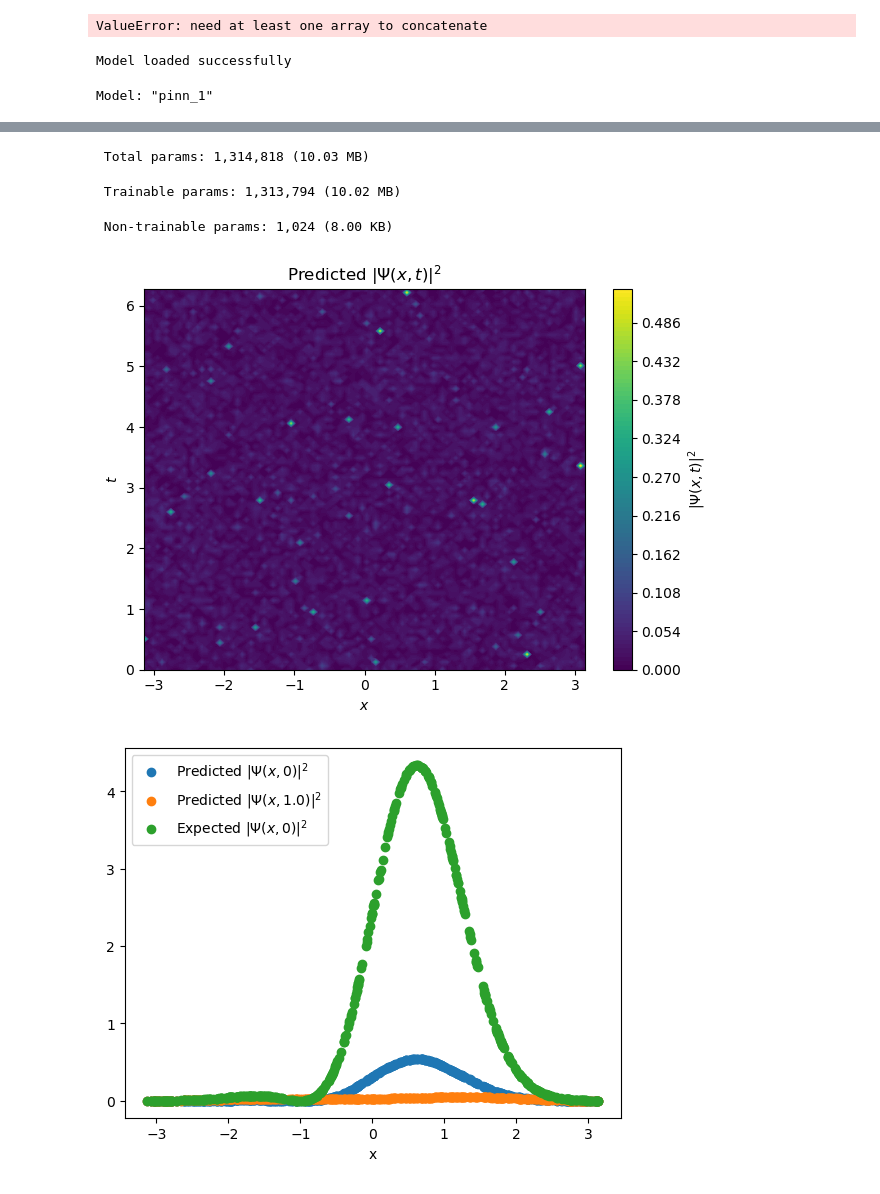
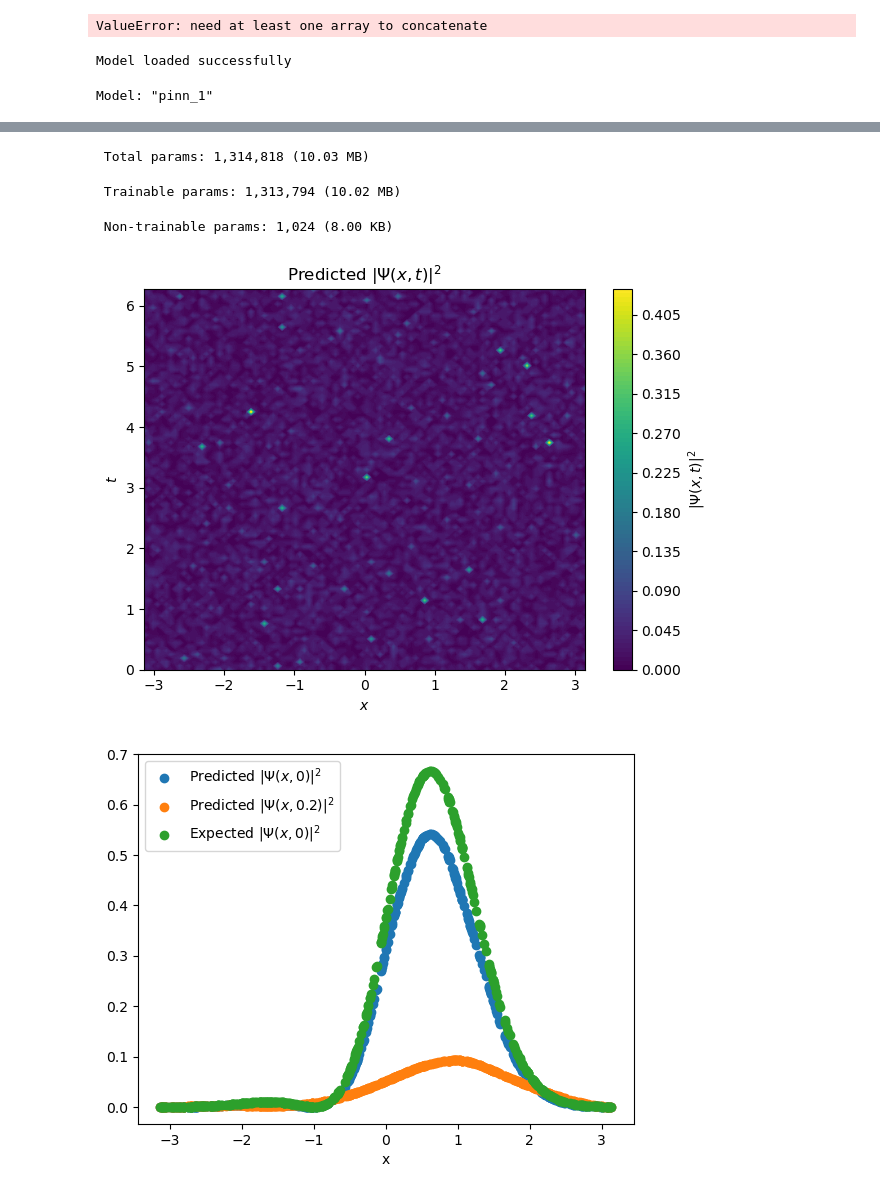
Before and after one commit to mrdchua/PINN-TDSE, a Jupyter notebook: TDSE-PHYS299/PINN-TDSE-v4.ipynb, the cells around one changed output, grey strips where cells are left out. Saved outputs shown, nothing was run; the diff lists cells and outputs as text; code cells hidden in the pictures.

```diff
--- a/TDSE-PHYS299/PINN-TDSE-v4.ipynb
+++ b/TDSE-PHYS299/PINN-TDSE-v4.ipynb
@@ -539,7 +627,7 @@ psi_i = tf.cast(psi_init(x_i, omega, pi), tf.complex128)
 x_i_scaled = scale_inputs(x_i, x_min, x_max)
 t_i_scaled = scale_inputs(t_i, t_min, t_max)
 # normalized psi_i
-norm = tf.math.sqrt(tf.reduce_mean(tf.math.abs(psi_i)**2))
+norm = tf.math.sqrt(tf.reduce_mean(tf.math.abs(psi_i)**2) * (x_max-x_min))
 psi_i_Re = tf.math.real(psi_i) / norm
 psi_i_Im = tf.math.imag(psi_i) / norm
 
@@ -646,7 +734,7 @@ plt.tight_layout()
 plt.show()
 
 # test points
-t_test = tf.keras.ops.full_like(x_i, 1.0, dtype=DTYPE)
+t_test = tf.keras.ops.full_like(x_i, 0.2, dtype=DTYPE)
 t_test_scaled = scale_inputs(t_test, t_min, t_max)
 
 X = tf.concat([x_i_scaled, t_i_scaled], axis=1)
@@ -671,7 +759,10 @@ uv = loaded_model(X)
 u, v = uv[:, 0:1], uv[:, 1:2]
 density = u**2 + v**2
 
+density_bounds = tf.keras.ops.full_like(t_b, 0.0, dtype=DTYPE)
+
 plt.scatter(t_b, density, label=r'Predicted $|\Psi(0,t)|^2$')
+plt.scatter(t_b, density_bounds, label=r'Expected $|\Psi(0,t)|^2$')
 plt.xlabel('x')
 plt.legend()
 plt.show()
@@ -696,6 +787,6 @@ Model: "pinn_1"
 └─────────────────────────────────┴────────────────────────┴───────────────┘
  Total params: 1,314,818 (10.03 MB)
  Trainable params: 1,313,794 (10.02 MB)
  Non-trainable params: 1,024 (8.00 KB)
-[figure, old version]
+[figure, new version]
-[figure, old version]
+[figure, new version]
```
Also changed, not shown: parts of 6 cells of this notebook.
